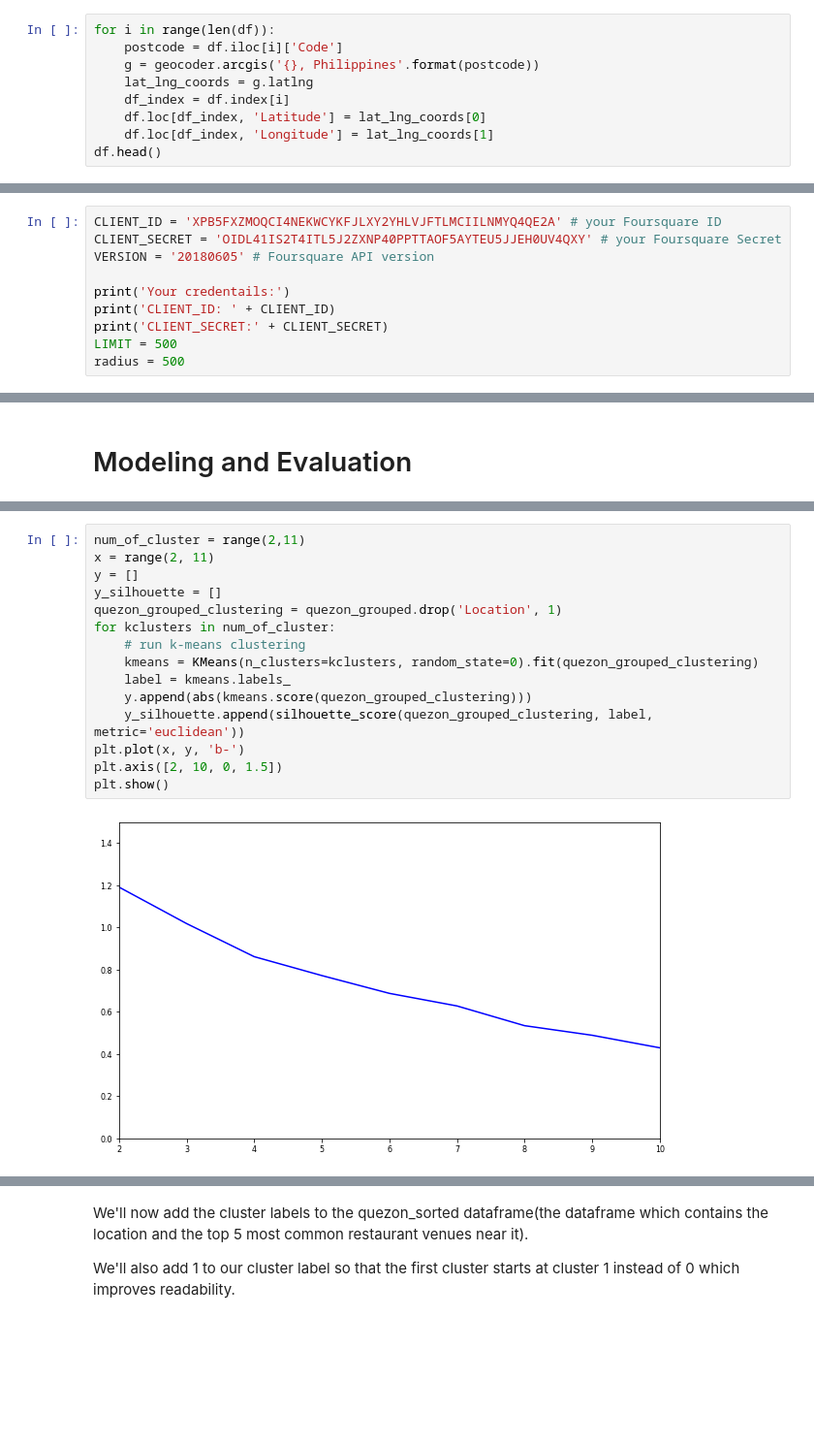
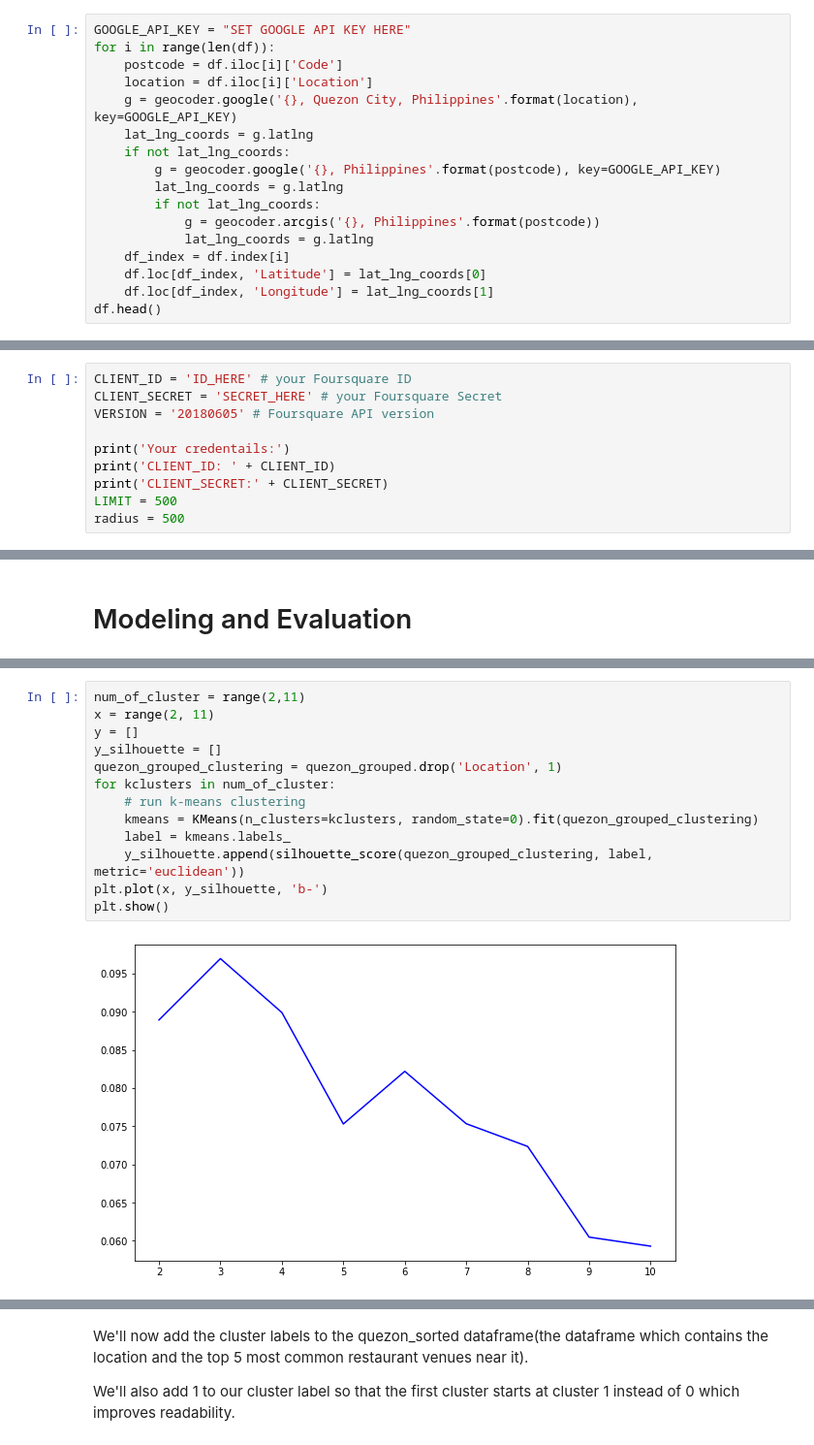
Before and after one commit to ErickSPS/IBM-Data-Science-Professional-Specialization, a Jupyter notebook: Course 9 - Applied Data Science Capstone/Capstone Project.ipynb, the cells around one changed output, grey strips where cells are left out. Shown: that part at 97% size. Drawn from its saved outputs; the diff is of its cells as text; blank space fills up the shorter version.

```diff
--- a/Course 9 - Applied Data Science Capstone/Capstone Project.ipynb
+++ b/Course 9 - Applied Data Science Capstone/Capstone Project.ipynb
@@ -56,8 +56,16 @@ We'll then use geocoder to utilize arcgis inorder to retrieve the latitude and l
 # %%
+GOOGLE_API_KEY = "SET GOOGLE API KEY HERE"
 for i in range(len(df)):
     postcode = df.iloc[i]['Code']
-    g = geocoder.arcgis('{}, Philippines'.format(postcode))
+    location = df.iloc[i]['Location']
+    g = geocoder.google('{}, Quezon City, Philippines'.format(location), key=GOOGLE_API_KEY)
     lat_lng_coords = g.latlng
+    if not lat_lng_coords:
+        g = geocoder.google('{}, Philippines'.format(postcode), key=GOOGLE_API_KEY)
+        lat_lng_coords = g.latlng
+        if not lat_lng_coords:
+            g = geocoder.arcgis('{}, Philippines'.format(postcode))
+            lat_lng_coords = g.latlng
     df_index = df.index[i]
     df.loc[df_index, 'Latitude'] = lat_lng_coords[0]
     df.loc[df_index, 'Longitude'] = lat_lng_coords[1]
@@ -104,8 +112,8 @@ quezon_map
 # %% [markdown]
 Create the variables that'll be sent as parameters to the Foursquare api later.
 # %%
-CLIENT_ID = 'XPB5FXZMOQCI4NEKWCYKFJLXY2YHLVJFTLMCIILNMYQ4QE2A' # your Foursquare ID
-CLIENT_SECRET = 'OIDL41IS2T4ITL5J2ZXNP40PPTTAOF5AYTEU5JJEH0UV4QXY' # your Foursquare Secret
+CLIENT_ID = 'ID_HERE' # your Foursquare ID
+CLIENT_SECRET = 'SECRET_HERE' # your Foursquare Secret
 VERSION = '20180605' # Foursquare API version
 
 print('Your credentails:')
@@ -310,17 +309,15 @@ One of the problems in K-means Clustering is finding the proper K as a parameter
 # %%
 num_of_cluster = range(2,11)
 x = range(2, 11)
 y = []
 y_silhouette = []
 quezon_grouped_clustering = quezon_grouped.drop('Location', 1)
 for kclusters in num_of_cluster:
     # run k-means clustering
     kmeans = KMeans(n_clusters=kclusters, random_state=0).fit(quezon_grouped_clustering)
     label = kmeans.labels_
-    y.append(abs(kmeans.score(quezon_grouped_clustering)))
     y_silhouette.append(silhouette_score(quezon_grouped_clustering, label, metric='euclidean'))
-plt.plot(x, y, 'b-')
-plt.axis([2, 10, 0, 1.5])
+plt.plot(x, y_silhouette, 'b-')
 plt.show()
 # %% [output]
-[figure, old version]
+[figure, new version]
```
Also changed, not shown: parts of 39 cells of this notebook, 1 other file.
